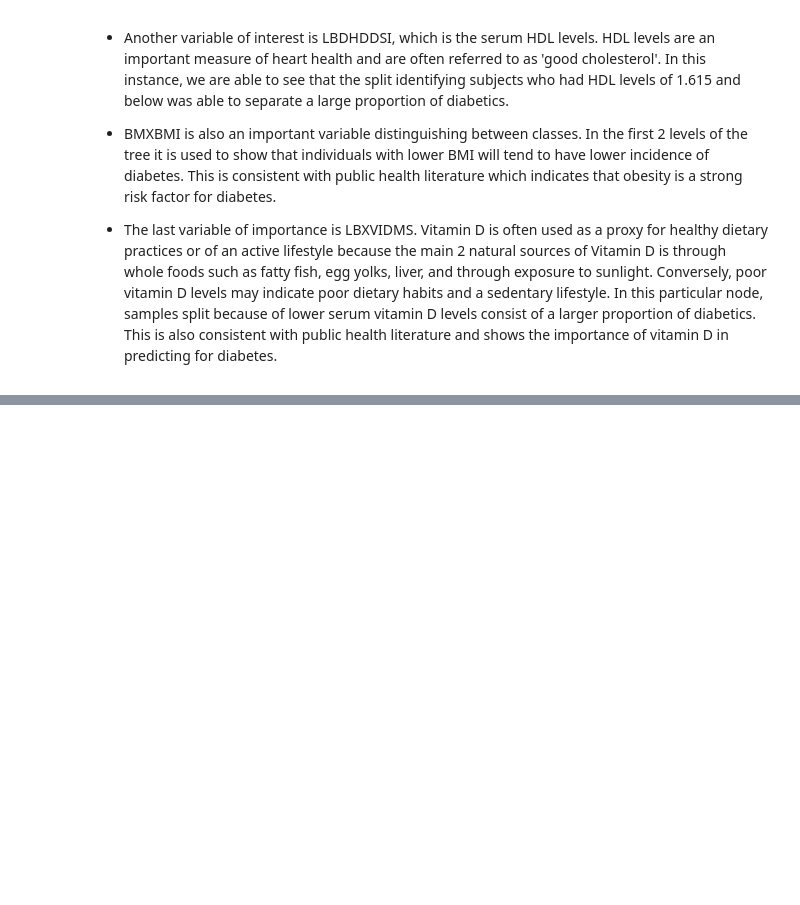
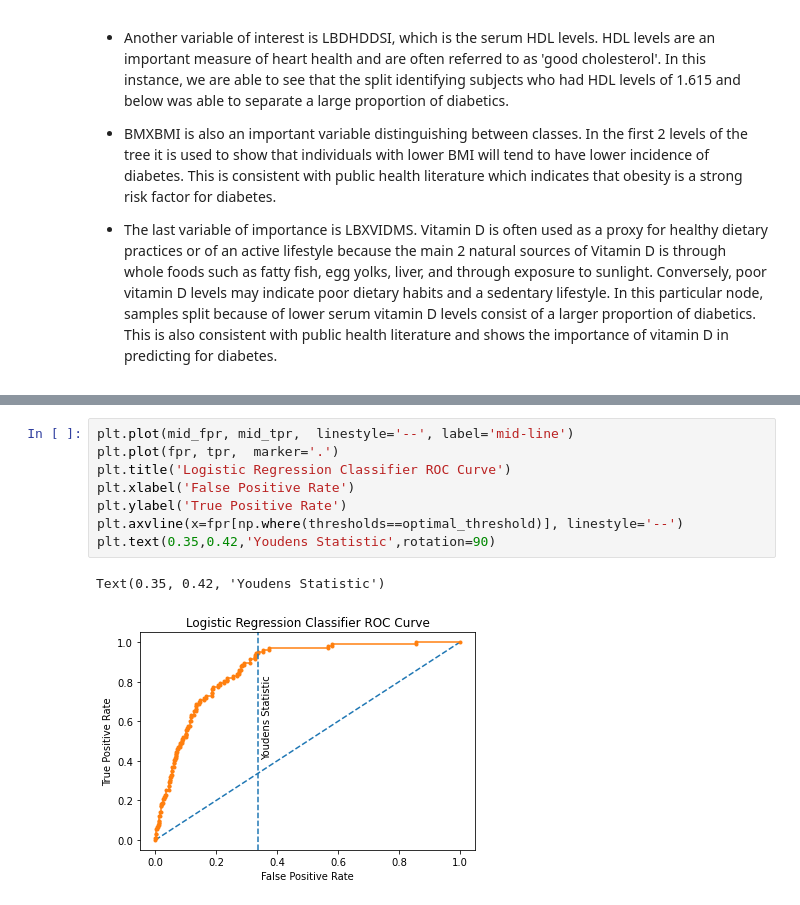
Before and after one commit to birddropping/IND5003-Group-Project, a Jupyter notebook: IND5003_Group_Project.ipynb, the cells around one changed output, grey strips where cells are left out. Drawn from its saved outputs; the diff is of its cells as text; blank space fills up the shorter version.

```diff
--- a/IND5003_Group_Project.ipynb
+++ b/IND5003_Group_Project.ipynb
@@ -728,0 +880,11 @@ From the above visualisation of the tree, we can see that the variables RXDCOUNT
+# %%
+plt.plot(mid_fpr, mid_tpr,  linestyle='--', label='mid-line')
+plt.plot(fpr, tpr,  marker='.')
+plt.title('Logistic Regression Classifier ROC Curve')
+plt.xlabel('False Positive Rate')
+plt.ylabel('True Positive Rate')
+plt.axvline(x=fpr[np.where(thresholds==optimal_threshold)], linestyle='--')
+plt.text(0.35,0.42,'Youdens Statistic',rotation=90)
+# %% [output]
+Text(0.35, 0.42, 'Youdens Statistic')
+[figure, added]
```
Also changed, not shown: parts of 28 cells of this notebook.
